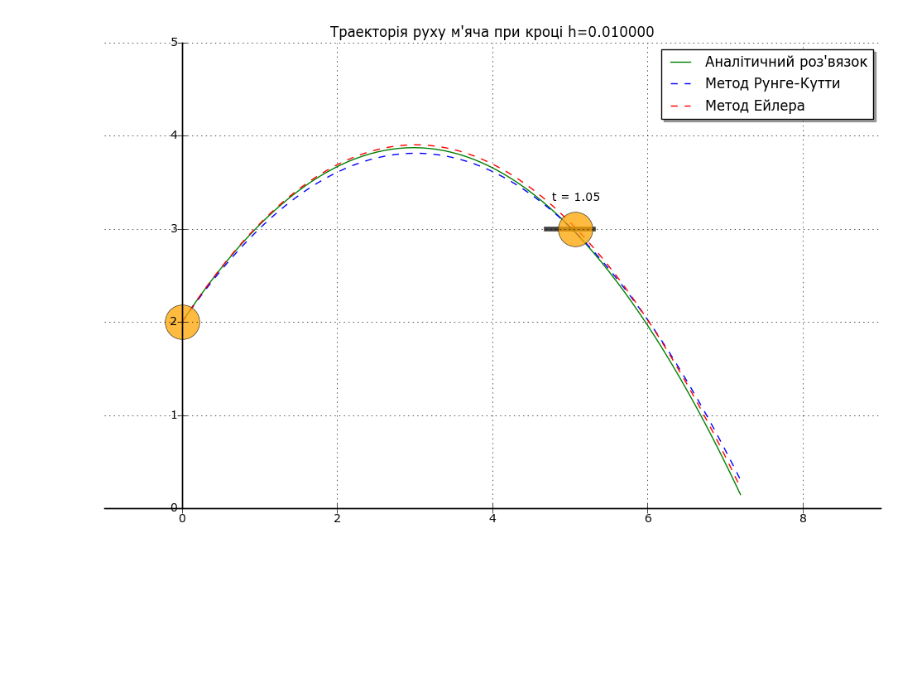
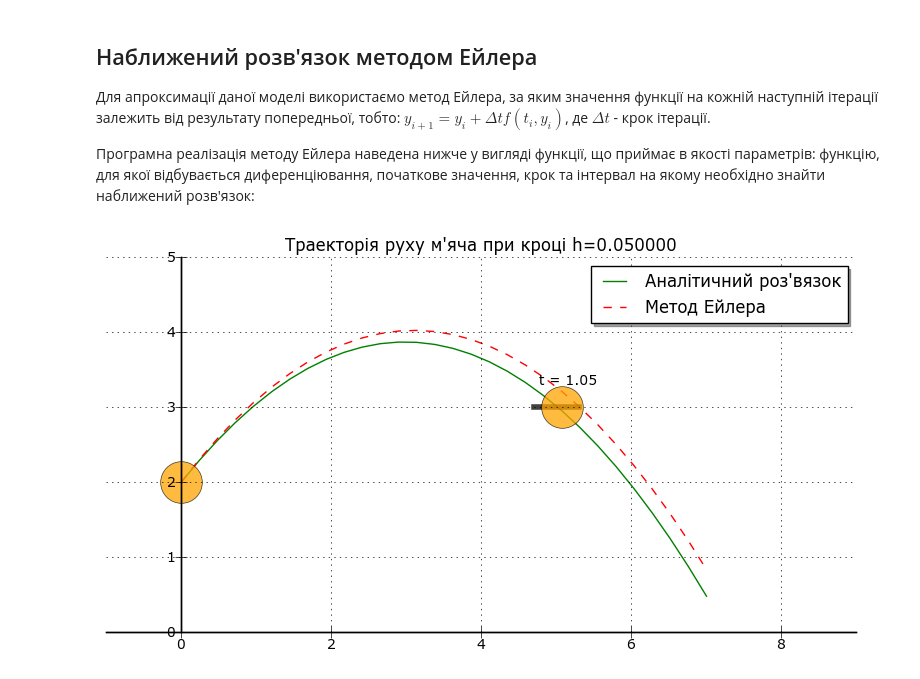
Before and after one commit to nickwave/math_modelling, a Jupyter notebook: basketball_model.ipynb, the cells around one changed output. Saved outputs shown, nothing was run; the diff lists cells and outputs as text; code cells hidden in the pictures; blank space fills up the shorter version.

```diff
--- a/basketball_model.ipynb
+++ b/basketball_model.ipynb
@@ -51,26 +59,2 @@ y(t) = -\frac{g}{2}t^2+v_0sin(\alpha_0)t+y_0\\
 \end{matrix}
 \end{equation}
-# %%
-import matplotlib.pyplot as plt
-from numpy import cos, sin, pi, ceil, arange
-from matplotlib import rc
-font = {'family': 'Verdana','weight': 'normal'}
-rc('font', **font)
-
-def rk4(f, f0, h, t):
-    frk = [0 for i in range(len(t))]
-    frk[0] = f0
-    for i in range(len(t)-1):
-        k1 = f(t[i])
-        k2 = f(t[i]+(h/2)*k1)
-        k3 = f(t[i]+(h/2)*k2)
-        k4 = f(t[i]+h*k3)
-        frk[i+1] = frk[i]+(h/6)*(k1+2*k2+2*k3+k4)
-    return frk
-
-def euler(f, f0, h, t):
-    frk = [0 for i in range(len(t))]
-    frk[0] = f0
-    for i in range(len(t)-1):
-        frk[i+1] = frk[i]+h*f(t[i])
-    return frk
@@ -77,11 +68,24 @@ def euler(f, f0, h, t):
+# %% [markdown]
+## Наближений розв'язок методом Ейлера
+
+Для апроксимації даної моделі використаємо метод Ейлера, за яким значення функції на кожній наступній ітерації залежить від результату попередньої, тобто: $y_{i+1}=y_i+\Delta tf(t_i, y_i)$, де $\Delta t$ - крок ітерації.
+
+Програмна реалізація методу Ейлера наведена нижче у вигляді функції, що приймає в якості параметрів: функцію, для якої відбувається диференціювання, початкове значення, крок та інтервал на якому необхідно знайти наближений розв'язок:
+# %%
+def euler(f, f0, h, t):
+    ft = [0 for i in range(len(t))]
+    ft[0] = f0
+    for i in range(len(t)-1):
+        ft[i+1] = ft[i]+h*f(t[i])
+    return ft
 # %%
 x0, y0    = 0.0, 2.0            # Початкові координати м'яча з моменту кидка
 v0, a0    = 7.75, pi/3.5        # Початкова швидкість та кут кидка
 xk, yk, r = 5.0, 3.0, 0.30      # Координати центра та радіус корзини
-g,  h     = 9.8, 0.01           # Прискорення вільного падіння та крок системи
+g,  h     = 9.8, 0.05           # Прискорення вільного падіння та крок системи
 t         = arange(x0, 1.5, h)  # Часовий інтервал
 
-plt.subplots(figsize=(5, 3))
+plt.subplots(figsize=(4, 2))
 plt.axes(xlim=(-1, ceil(max([v0*cos(a0)*i+x0 for i in t])+1)),
          ylim=(ceil(min([-(g/2)*i**2+v0*sin(a0)*i+y0 for i in t])-1), ceil(max([-(g/2)*i**2+v0*sin(a0)*i+y0 for i in t])+1)))
 
@@ -90,42 +94,36 @@ plt.plot([v0*cos(a0)*i+x0 for i in t],
          '-',
          color='green',
          label = u'Аналітичний роз\'вязок')
-
-plt.plot(rk4(lambda t: v0*cos(a0), x0, h, t),
-         rk4(lambda t: -g*t+v0*sin(a0), y0, h, t),
-         '--',
-         color='blue',
-         label = u'Метод Рунге-Кутти')
 
 plt.plot(euler(lambda t: v0*cos(a0), x0, h, t),
          euler(lambda t: -g*t+v0*sin(a0), y0, h, t),
          '--',
          color='red',
          label = u'Метод Ейлера')
 
 plt.plot([xk-r, xk+r], [yk, yk], color='black', linewidth=4, alpha=0.75)
 plt.grid(True)
 plt.legend(loc='upper right', shadow=True)
 plt.title(u'Траекторія руху м\'яча при кроці h=%f'%h)
 plt.subplots_adjust(top=2.0, right=2.0)
 for spine in ['top', 'right', 'bottom', 'left']:
     plt.gca().spines[spine].set_position('zero')
 
 accuracy, start = 0, False
 plt.plot(x0, y0, 'o', ms=30, color='orange', alpha=0.75)
 for i in range(len(t)):
     curr_x = v0*cos(a0)*t[i]+x0
     curr_y = -(g/2)*t[i]**2+v0*sin(a0)*t[i]+y0
     if (curr_y >= yk):
         start = True
     if (curr_y <= yk and start is True):
         plt.plot(curr_x, yk, 'o', ms=30, color='orange', alpha=0.75)
         plt.text(curr_x-r, yk+r, u't = %.2f'%t[i])
         break
     if (i == len(t)-1 and start is False):
         plt.plot(curr_x, curr_y, 'o', ms=30, color='orange', alpha=0.75)
         plt.text(curr_x-r, curr_y+r, u't = %.2f'%t[i])
 
 plt.show()
 # %% [output]
-[figure, old version]
+[figure, new version]
```
Also changed, not shown: parts of 2 cells of this notebook.
